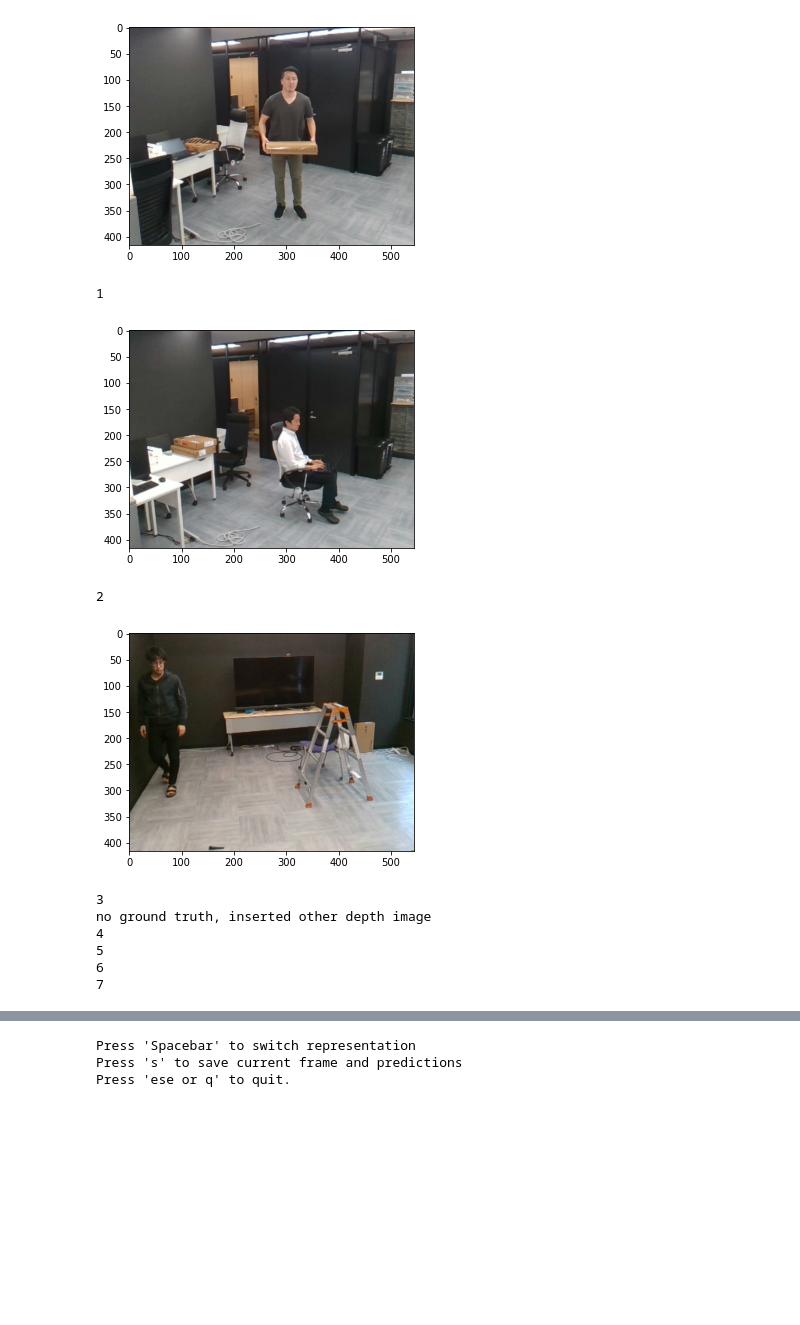
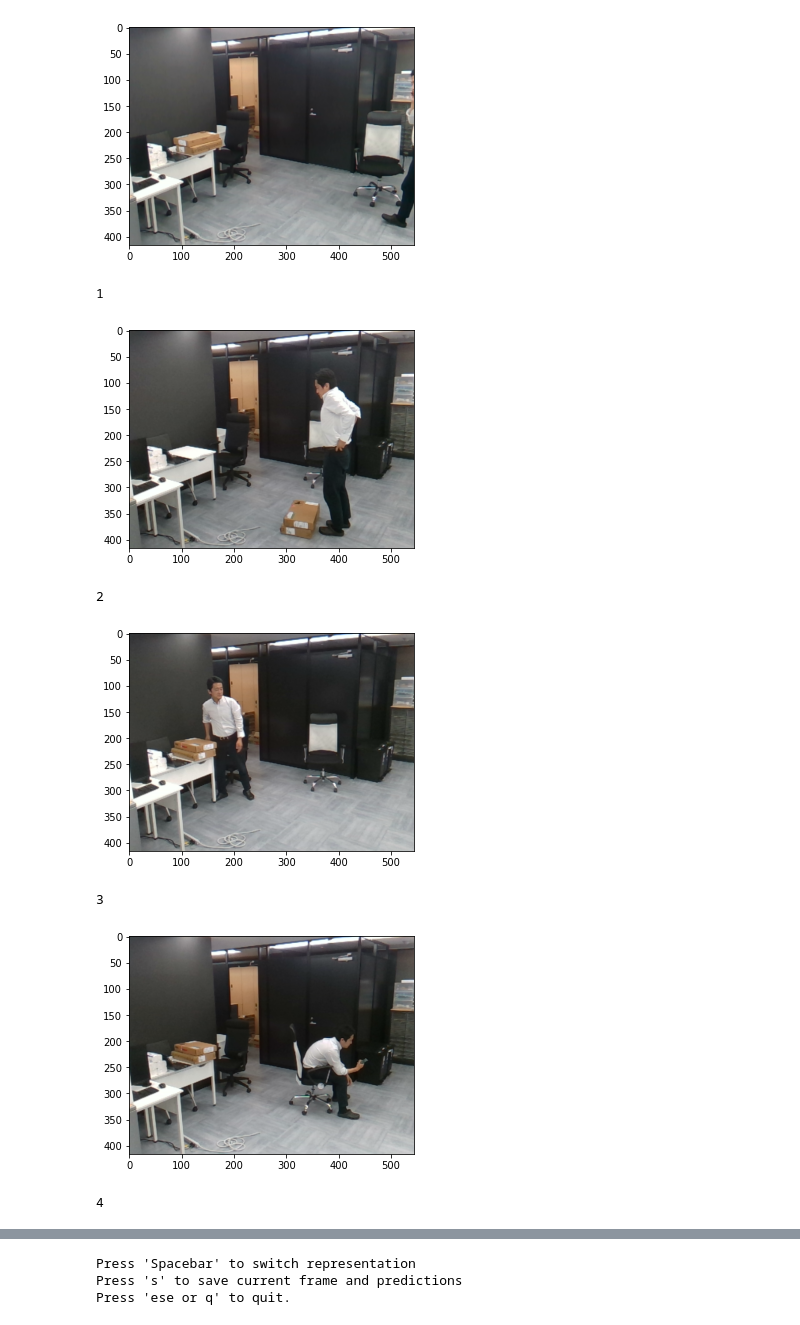
Before and after one commit to Elliot-ZM/my_projects, a Jupyter notebook: depth_estimation/inference_check.ipynb, the cells around one changed output, grey strips where cells are left out. Saved outputs shown, nothing was run; the diff lists cells and outputs as text; code cells hidden in the pictures; blank space fills up the shorter version.

```diff
--- a/depth_estimation/inference_check.ipynb
+++ b/depth_estimation/inference_check.ipynb
@@ -22,7 +22,7 @@ def postprocess(depth):
     return depth.astype('uint8')
 
 def load_img(args, file):
-    if file.endswith('.npy') == 1:
+    if file.endswith('.npy'):
         img = cv2.resize(np.load(file), (args.width, args.height))
     else:
         img = cv2.resize(cv2.imread(file), (args.width, args.height))
@@ -47,12 +47,6 @@ def colorize_jet(img):
     canvas = cv2.cvtColor(canvas, cv2.COLOR_RGBA2BGR)
     return canvas
 
-def save_preds(path, image, gray= None):
-    cv2.imwrite(path, image)
-    if isinstance(gray, np.ndarray):
-        cv2.imwrite(path[:-4] + '_gray.png', gray)
-    print(path)
-
 def add_mask(dm, validity_mask):
     MIN_DEPTH = 0.0
     MAX_DEPTH = min(300, np.percentile(dm, 99))
@@ -63,6 +57,13 @@ def add_mask(dm, validity_mask):
 def to_color(img):
     color = cv2.applyColorMap(cv2.convertScaleAbs(img, alpha=0.0355), cv2.COLORMAP_JET)[:,:,::-1]
     return color
+# %%
+path = 'test_images/realsense_test_data/'
+files = [os.path.join(path, file) for file in sorted(os.listdir(path)) if file.endswith(('jpg', 'jpeg', 'png'))]
+img =load_img(args, files[i])
+depth_path = files[i][:-4] + '_depth.npy'
+depth = load_img(args, depth_path)
+depth.shape
 # %%
 # read images
 def read_images(args, i, ground_truth = 'diode'):
@@ -95,7 +96,16 @@ def read_images(args, i, ground_truth = 'diode'):
         files = [os.path.join(path, file) for file in sorted(os.listdir(path)) if file.startswith('rgb')]
         depth_path =  files[i].replace('rgb', 'sync_depth')[:-4] + '.png'
         image = load_img(args, files[i])[:, :, ::-1]
-        gt_depth = cv2.resize(cv2.imread(depth_path, cv2.IMREAD_ANYDEPTH), (args.width, args.height))
+        gt_depth = load_img(args, depth_path)
+#         gt_depth = cv2.resize(cv2.imread(depth_path, cv2.IMREAD_ANYDEPTH), (args.width, args.height))
+
+    elif ground_truth == 'realsense_test':
+        path = 'test_images/realsense_test_data'
+        files = [os.path.join(path, file) for file in sorted(os.listdir(path)) if file.endswith(('jpg', 'jpeg', 'png'))]
+        depth_path = files[i][:-4] + '_depth.npy'
+        image = load_img(args, files[i])[:, :, ::-1]
+        gt_depth = load_img(args, depth_path)
+        gt_depth[gt_depth > 10000] = 0
 
     else:
         path = 'test_images'
@@ -105,13 +115,14 @@ def read_images(args, i, ground_truth = 'diode'):
         gt_depth = None
         return image, gt_depth, files
 
+#     gt_depth = cv2.resize(cv2.imread(depth_path, cv2.IMREAD_ANYDEPTH), (args.width, args.height))
     utils.show(image, mode='plt')
     return image, gt_depth, files
 # %%
 class Args:
     model_name = 'bts_resnet50'
     encoder = 'resnet50_bts'
-    checkpoint = r'model_files/rs_diode_v2/rs_diode_v2_17160'
+    checkpoint = r'model_files/rs+diode_new/rs+diode_68640'
     dataset = 'diode'
     max_depth = 350
     bts_size = 512
@@ -138,21 +149,19 @@ print('Done')
 Done
 # %%
-for i in range(8):
+for i in range(15):
     try:
         print(i)
-        image, gt_depth, files = read_images(args, i, ground_truth = 'realsense') # ground_truth [diode, nyu, realsense, '']
+        image, gt_depth, files = read_images(args, i, ground_truth = 'realsense_test') # ground_truth [diode, nyu, realsense, '']
+#         print(files)
     except:
         pass
 # %% [output]
 0
-[figure, old version]
+[figure, new version]
 1
-[figure, old version]
+[figure, new version]
 2
-[figure, old version]
+[figure, new version]
 3
-no ground truth, inserted other depth image
-4
-5
-6
-7
+[figure, added]
+4
```
Also changed, not shown: parts of 5 cells of this notebook.
